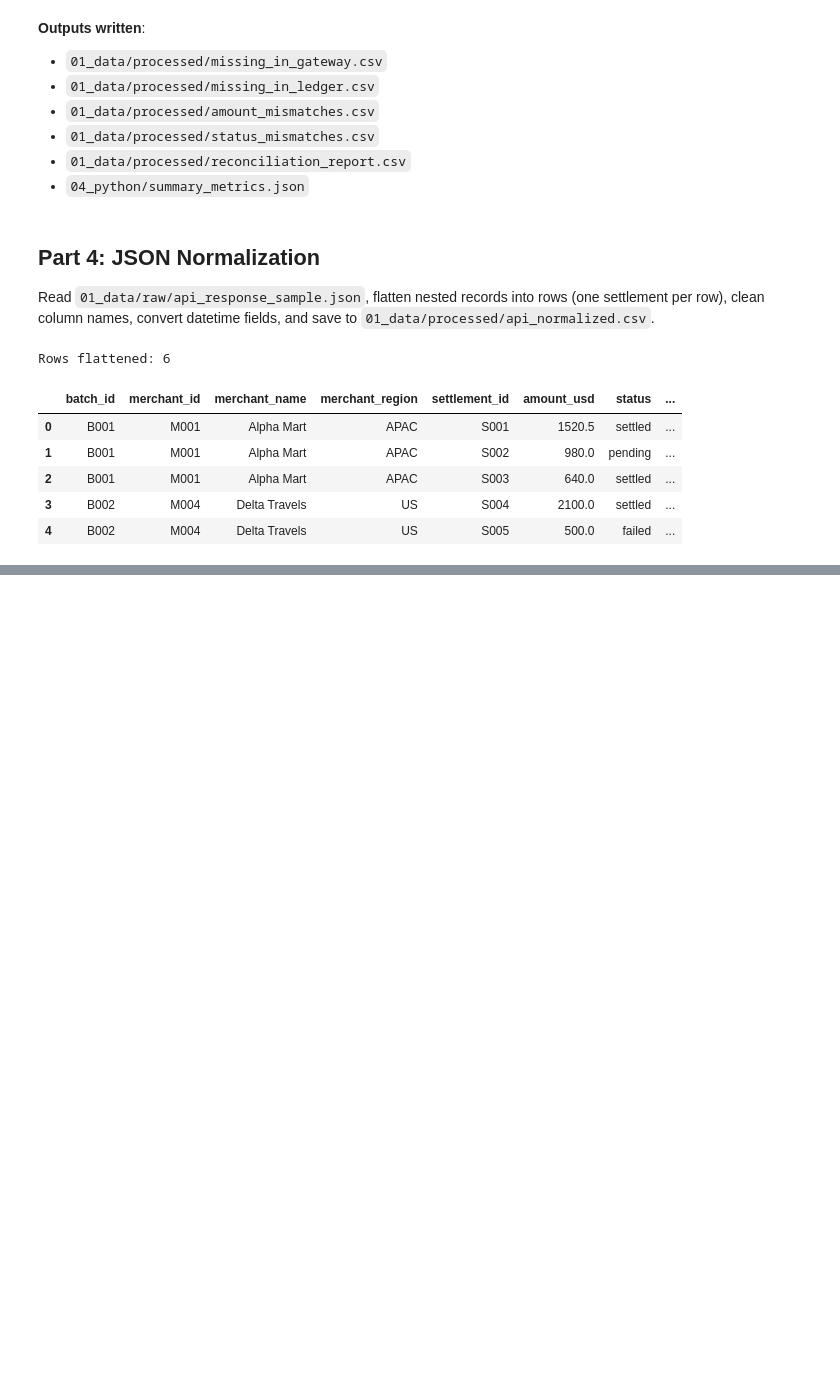
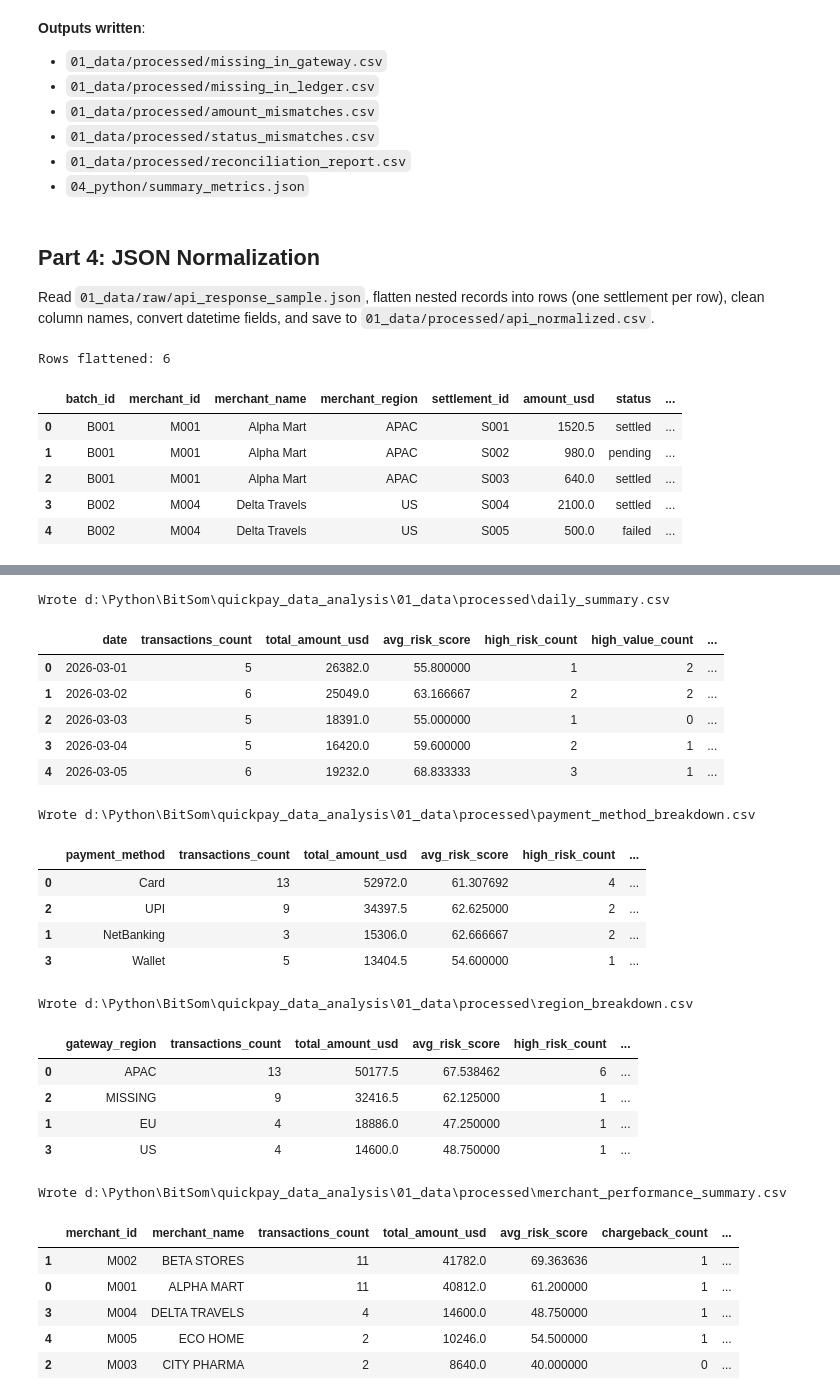
Before and after one commit to ssk-shanky/quickpay_data_analysis, a Jupyter notebook: 04_python/fintech_pipeline.ipynb, the cells around one changed output, grey strips where cells are left out. Drawn from its saved outputs; the diff is of its cells as text; code cells hidden in the pictures; blank space fills up the shorter version.

```diff
--- a/04_python/fintech_pipeline.ipynb
+++ b/04_python/fintech_pipeline.ipynb
@@ -585,0 +459,80 @@ Wrote d:\Python\BitSom\quickpay_data_analysis\01_data\processed\api_normalized.c
+# %%
+# Aggregations and write outputs
+out_dir = processed_dir
+# 1) daily_summary.csv
+daily = df_mr.groupby('date', dropna=False).agg(
+    transactions_count=('transaction_id','count'),
+    total_amount_usd=('amount_usd','sum'),
+    avg_risk_score=('risk_score','mean'),
+    high_risk_count=('high_risk_flag','sum'),
+    high_value_count=('high_value_flag','sum'),
+    chargeback_count=('is_chargeback','sum'),
+    failed_count=('is_failed','sum'),
+    captured_count=('is_captured','sum'),
+).reset_index().sort_values('date')
+daily.to_csv(out_dir / 'daily_summary.csv', index=False)
+print('Wrote', out_dir / 'daily_summary.csv')
+display(daily.head())
+# 2) payment_method_breakdown.csv
+pm = df_mr.groupby('payment_method', dropna=False).agg(
+    transactions_count=('transaction_id','count'),
+    total_amount_usd=('amount_usd','sum'),
+    avg_risk_score=('risk_score','mean'),
+    high_risk_count=('high_risk_flag','sum'),
+    chargeback_count=('is_chargeback','sum'),
+).reset_index().sort_values('total_amount_usd', ascending=False)
+pm.to_csv(out_dir / 'payment_method_breakdown.csv', index=False)
+print('Wrote', out_dir / 'payment_method_breakdown.csv')
+display(pm.head())
+# 3) region_breakdown.csv
+region = df_mr.groupby('gateway_region', dropna=False).agg(
+    transactions_count=('transaction_id','count'),
+    total_amount_usd=('amount_usd','sum'),
+    avg_risk_score=('risk_score','mean'),
+    high_risk_count=('high_risk_flag','sum'),
+    chargeback_count=('is_chargeback','sum'),
+).reset_index().sort_values('total_amount_usd', ascending=False)
+region.to_csv(out_dir / 'region_breakdown.csv', index=False)
+print('Wrote', out_dir / 'region_breakdown.csv')
+display(region.head())
+# 4) merchant_performance_summary.csv
+merchant = df_mr.groupby(['merchant_id','merchant_name'], dropna=False).agg(
+    transactions_count=('transaction_id','count'),
+    total_amount_usd=('amount_usd','sum'),
+    avg_risk_score=('risk_score','mean'),
+    chargeback_count=('is_chargeback','sum'),
+    high_risk_count=('high_risk_flag','sum'),
+    high_value_count=('high_value_flag','sum'),
+).reset_index()
+merchant['chargeback_rate'] = (merchant['chargeback_count'] / merchant['transactions_count']).fillna(0)
+merchant = merchant.sort_values('total_amount_usd', ascending=False)
+merchant.to_csv(out_dir / 'merchant_performance_summary.csv', index=False)
+print('Wrote', out_dir / 'merchant_performance_summary.csv')
+display(merchant.head())
+# %% [output]
+Wrote d:\Python\BitSom\quickpay_data_analysis\01_data\processed\daily_summary.csv
+|  | date | transactions_count | total_amount_usd | avg_risk_score | high_risk_count | high_value_count | ... |
+| 0 | 2026-03-01 | 5 | 26382.0 | 55.800000 | 1 | 2 | ... |
+| 1 | 2026-03-02 | 6 | 25049.0 | 63.166667 | 2 | 2 | ... |
+| 2 | 2026-03-03 | 5 | 18391.0 | 55.000000 | 1 | 0 | ... |
+| 3 | 2026-03-04 | 5 | 16420.0 | 59.600000 | 2 | 1 | ... |
+| 4 | 2026-03-05 | 6 | 19232.0 | 68.833333 | 3 | 1 | ... |
+Wrote d:\Python\BitSom\quickpay_data_analysis\01_data\processed\payment_method_breakdown.csv
+|  | payment_method | transactions_count | total_amount_usd | avg_risk_score | high_risk_count | ... |
+| 0 | Card | 13 | 52972.0 | 61.307692 | 4 | ... |
+| 2 | UPI | 9 | 34397.5 | 62.625000 | 2 | ... |
+| 1 | NetBanking | 3 | 15306.0 | 62.666667 | 2 | ... |
+| 3 | Wallet | 5 | 13404.5 | 54.600000 | 1 | ... |
+Wrote d:\Python\BitSom\quickpay_data_analysis\01_data\processed\region_breakdown.csv
+|  | gateway_region | transactions_count | total_amount_usd | avg_risk_score | high_risk_count | ... |
+| 0 | APAC | 13 | 50177.5 | 67.538462 | 6 | ... |
+| 2 | MISSING | 9 | 32416.5 | 62.125000 | 1 | ... |
+| 1 | EU | 4 | 18886.0 | 47.250000 | 1 | ... |
+| 3 | US | 4 | 14600.0 | 48.750000 | 1 | ... |
+Wrote d:\Python\BitSom\quickpay_data_analysis\01_data\processed\merchant_performance_summary.csv
+|  | merchant_id | merchant_name | transactions_count | total_amount_usd | avg_risk_score | chargeback_count | ... |
+| 1 | M002 | BETA STORES | 11 | 41782.0 | 69.363636 | 1 | ... |
+| 0 | M001 | ALPHA MART | 11 | 40812.0 | 61.200000 | 1 | ... |
+| 3 | M004 | DELTA TRAVELS | 4 | 14600.0 | 48.750000 | 1 | ... |
+| 4 | M005 | ECO HOME | 2 | 10246.0 | 54.500000 | 1 | ... |
+| 2 | M003 | CITY PHARMA | 2 | 8640.0 | 40.000000 | 0 | ... |
```
Also changed, not shown: parts of 4 cells of this notebook, 5 other files.
